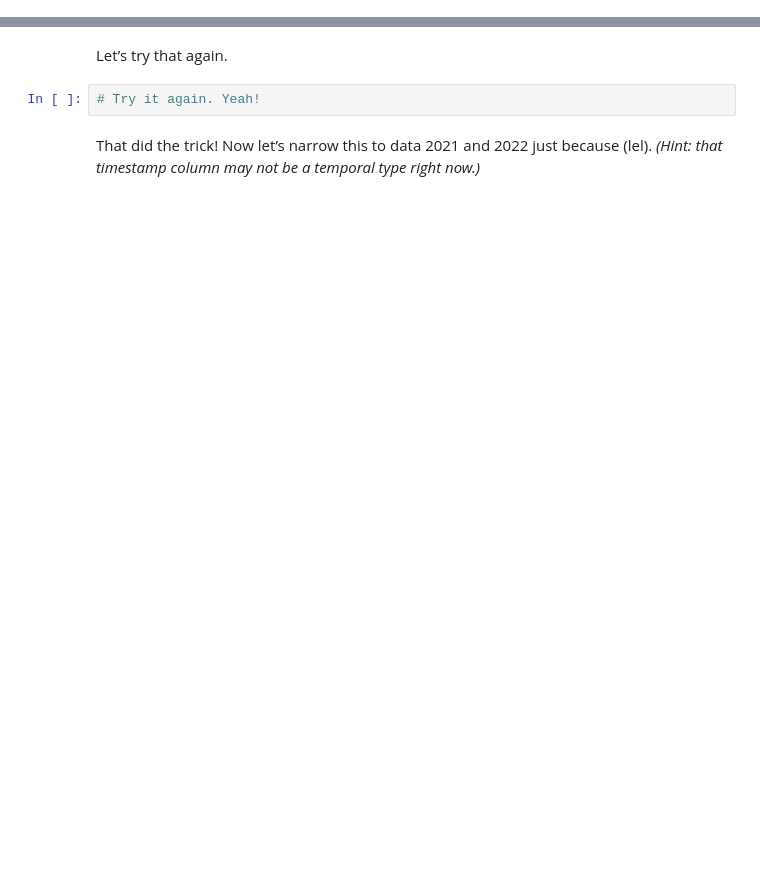
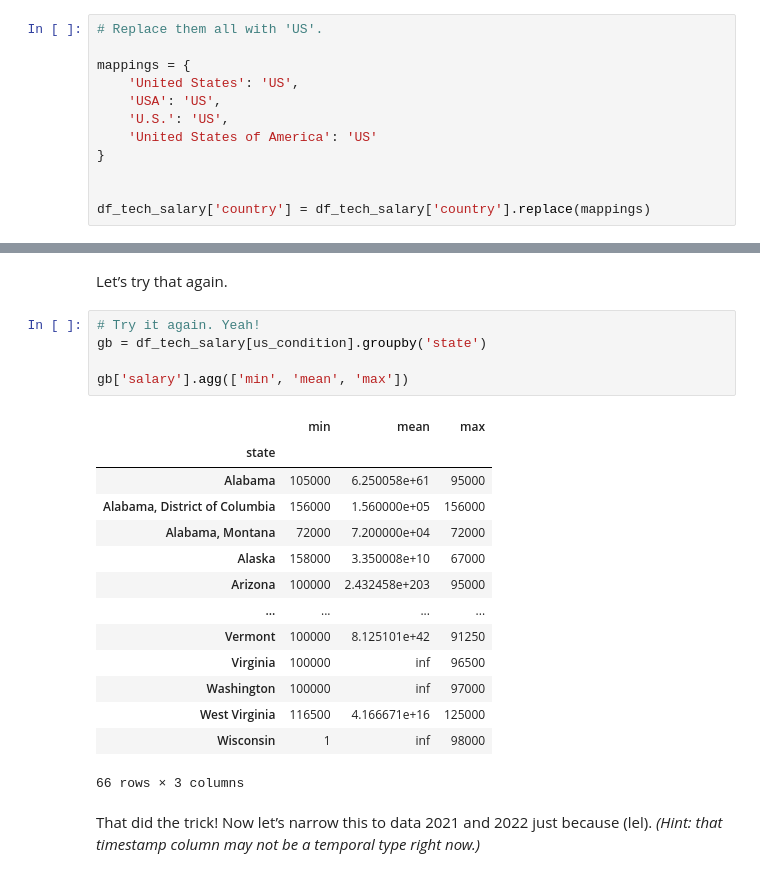
Before and after one commit to alyliann/my-fork-2024-DS-Tue, a Jupyter notebook: Week-02-DS-Overview-and-Data/Exercise-AV.ipynb, the cells around one changed output, grey strips where cells are left out. Drawn from its saved outputs; the diff is of its cells as text; blank space fills up the shorter version.

```diff
--- a/Week-02-DS-Overview-and-Data/Exercise-AV.ipynb
+++ b/Week-02-DS-Overview-and-Data/Exercise-AV.ipynb
@@ -230,0 +343,12 @@ Let’s not worry about anything below the first 5 values for now. Convert the t
+# %%
+# Replace them all with 'US'.
+
+mappings = {
+    'United States': 'US',
+    'USA': 'US',
+    'U.S.': 'US',
+    'United States of America': 'US'
+}
+
+
+df_tech_salary['country'] = df_tech_salary['country'].replace(mappings)
@@ -251,6 +470,24 @@ Well, pooh! We forgot that `salary` isn’t numeric. Something wrong must be fix
 Let’s try that again.
 # %%
 # Try it again. Yeah!
+gb = df_tech_salary[us_condition].groupby('state')
+
+gb['salary'].agg(['min', 'mean', 'max'])
+# %% [output]
+|  | min | mean | max |
+| state |  |  |  |
+| Alabama | 105000 | 6.250058e+61 | 95000 |
+| Alabama, District of Columbia | 156000 | 1.560000e+05 | 156000 |
+| Alabama, Montana | 72000 | 7.200000e+04 | 72000 |
+| Alaska | 158000 | 3.350008e+10 | 67000 |
+| Arizona | 100000 | 2.432458e+203 | 95000 |
+| ... | ... | ... | ... |
+| Vermont | 100000 | 8.125101e+42 | 91250 |
+| Virginia | 100000 | inf | 96500 |
+| Washington | 100000 | inf | 97000 |
+| West Virginia | 116500 | 4.166671e+16 | 125000 |
+| Wisconsin | 1 | inf | 98000 |
+66 rows × 3 columns
 # %% [markdown]
 That did the trick! Now let’s narrow this to data 2021 and 2022 just because (lel). *(Hint: that timestamp column may not be a temporal type right now.)*
 # %%
```
Also changed, not shown: parts of 20 cells of this notebook.
